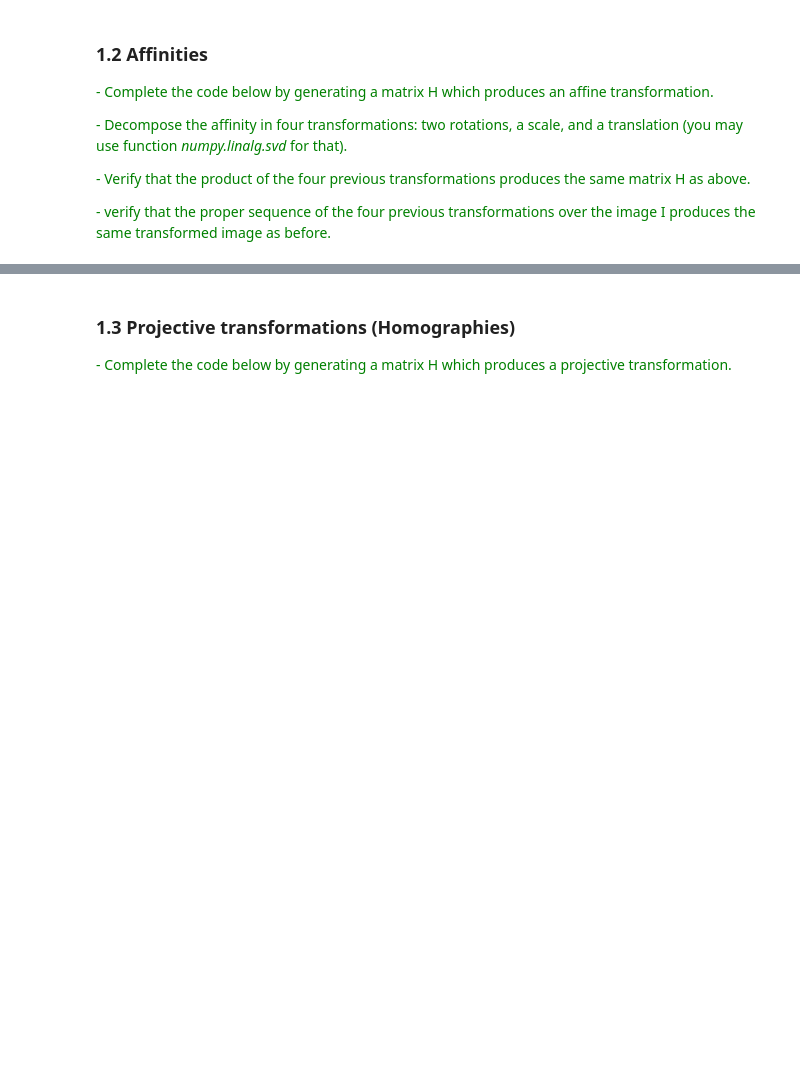
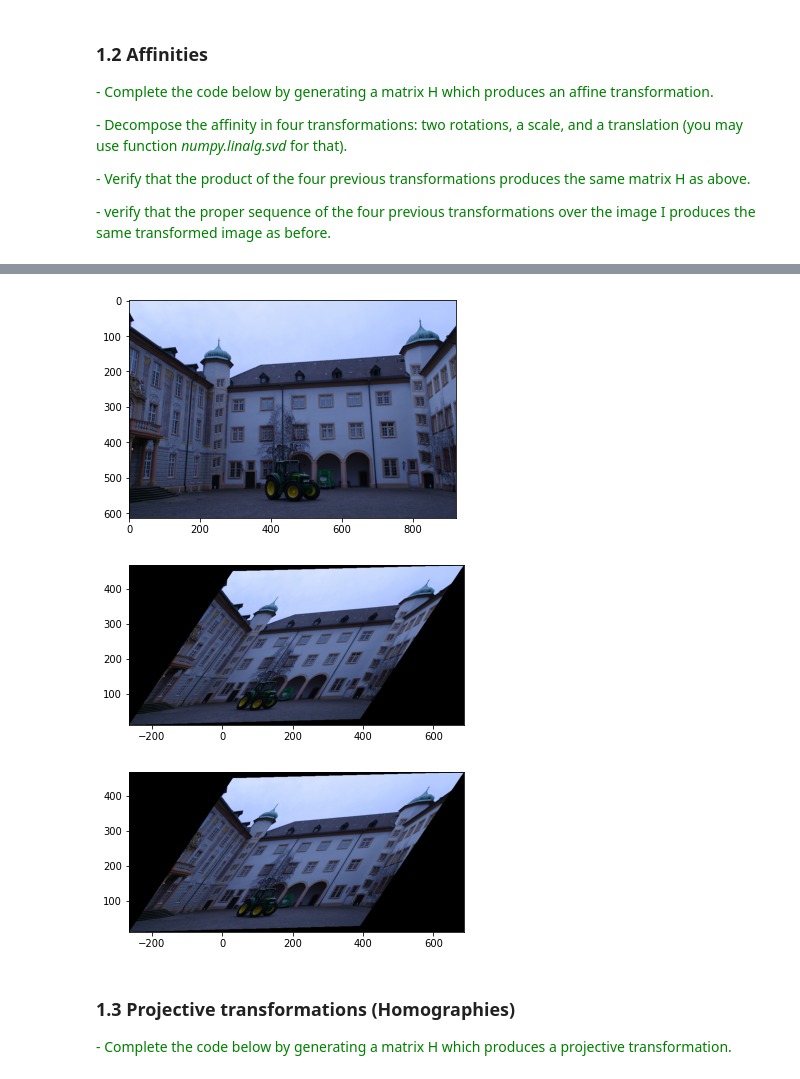
Before and after one commit to brugues/MCV-M4, a Jupyter notebook: lab1/lab1.ipynb, the cells around one changed output, grey strips where cells are left out. Saved outputs shown, nothing was run; the diff lists cells and outputs as text; code cells hidden in the pictures; blank space fills up the shorter version.

```diff
--- a/lab1/lab1.ipynb
+++ b/lab1/lab1.ipynb
@@ -237,0 +209,10 @@ plot_img(I_aff_2, axis=axis_affine_2)
+# %%
+# SVD decomposition: R1*(transpose(R2)*D*R2) = U*transpose(V)*(V*D*transpose(V))
+U,D,V = LA.svd(Haff[:2,:2])
+
+print("U: {}, D: {}, V: {}".format(U,D,V))
+R1d = np.matmul(U,V)
+R2d = V
+Sd = np.diag(D)
+Td = np.array([t[0],t[1]])
+print("R1d: {}, R2d: {}, Sd: {}, Td: {}".format(R1d,R2d,Sd,Td))
@@ -237,0 +227,18 @@ plot_img(I_aff_2, axis=axis_affine_2)
+# %%
+#Haff2 = HR1 @ (np.transpose(HR2) @ HScale @ HR2)
+#A = np.matmul(R1d, np.matmul(np.transpose(R2d),np.matmul(Sd,R2d)))
+A = R1d @ (V @ Sd @ R2d)
+
+
+Haff2 = np.zeros((3,3))
+Haff2[2,2] = 1
+
+Haff2[0:2,2] = Td
+
+Haff2[0:2,0:2] =  A
+
+print(Haff)
+print(Haff2)
+
+mse = ((Haff - Haff2)**2).mean(axis=None)
+print("MSE = {}".format(mse))
@@ -238,3 +253,13 @@ plot_img(I_aff_2, axis=axis_affine_2)
+# %%
+I_aff2, aff2_axis = apply_H(np.array(I), Haff2)
+
+plot_img(I)
+plot_img(array_to_image(I_aff), axis=aff_axis)
+plot_img(array_to_image(I_aff2), axis=aff2_axis)
+# %% [output]
+[figure, added]
+[figure, added]
+[figure, added]
 # %% [markdown]
 ### **1.3 Projective transformations (Homographies)**
 
```
Also changed, not shown: parts of 14 cells of this notebook.
